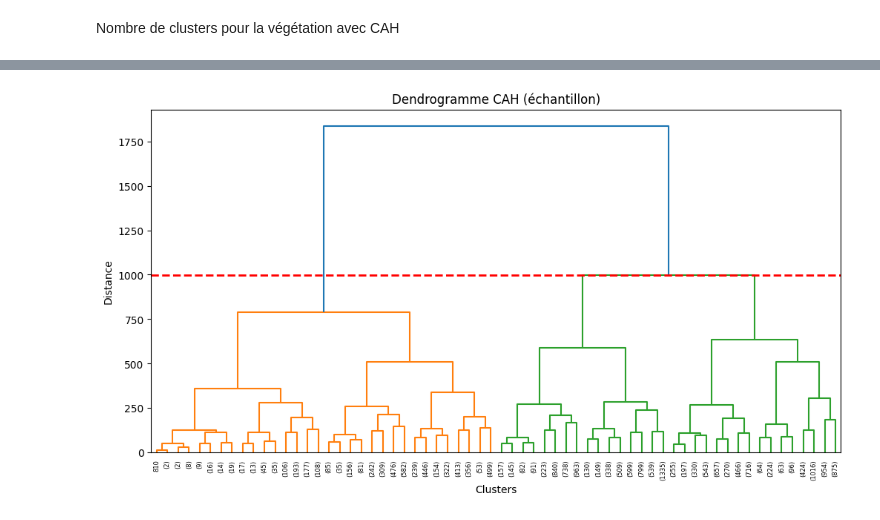
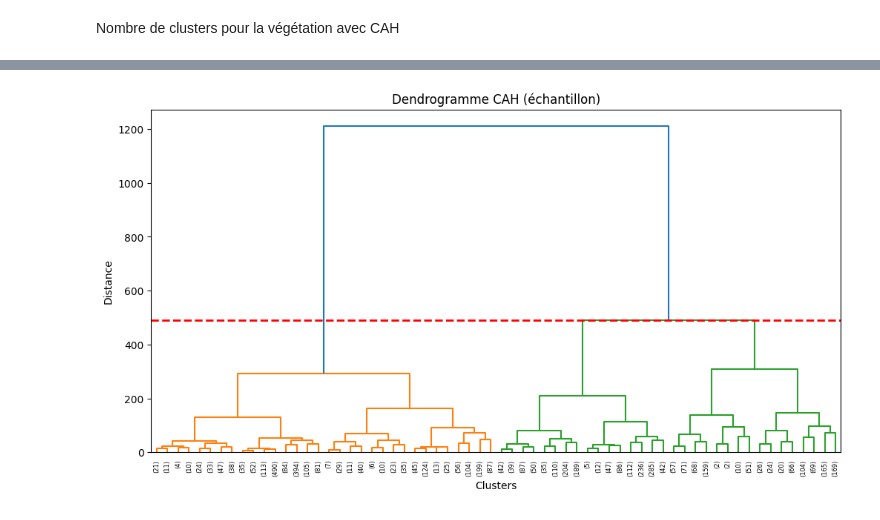
Before and after one commit to ArmanHosseini1/PIR-Rio-Tinto, a Jupyter notebook: EnMAP2024/Notebook.ipynb, the cells around one changed output, grey strips where cells are left out. Drawn from its saved outputs; the diff is of its cells as text; code cells hidden in the pictures.

```diff
--- a/EnMAP2024/Notebook.ipynb
+++ b/EnMAP2024/Notebook.ipynb
@@ -1007,26 +1095,27 @@ plt.show()
 # %%
-N = 20000
-idx = np.random.choice(len(X_scaled_soil), N, replace=False)
-X_sample = X_scaled_soil[idx]
+N = 5000
+idx = np.random.choice(len(X_scaled_other), N, replace=False)
+X_sample = X_scaled_other[idx]
+X_sample_original = other_pixels[idx]
 
 Z = linkage(X_sample, method='ward')
 
 # distances entre fusions successives
 distances = Z[:, 2]
 
 # trouve le plus grand saut
 jumps = np.diff(distances)
 threshold = distances[np.argmax(jumps)]
 
 labels = fcluster(Z, t=threshold, criterion='distance')
 
 plt.figure(figsize=(12, 6))
 dendrogram(Z, truncate_mode='level', p=5)  # p = profondeur affichée
 # Ligne horizontale correspondant au seuil trouvé automatiquement
 plt.axhline(y=threshold, color='red', linewidth=2, linestyle='--')
 plt.title("Dendrogramme CAH (échantillon)")
 plt.xlabel("Clusters")
 plt.ylabel("Distance")
 plt.show()
 # %% [output]
-[figure, old version]
+[figure, new version]
```
Also changed, not shown: parts of 9 cells of this notebook, 4 other files.
